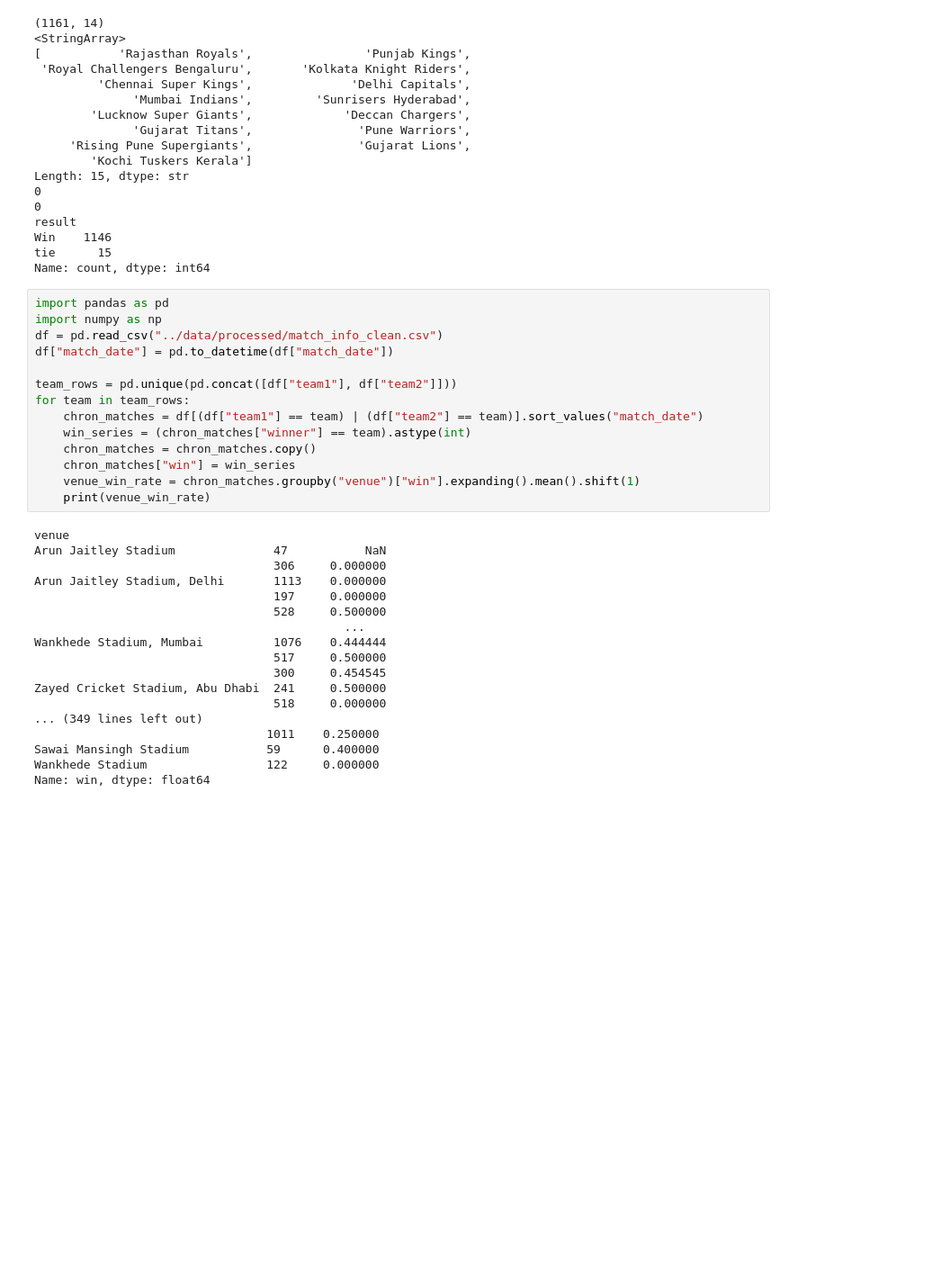
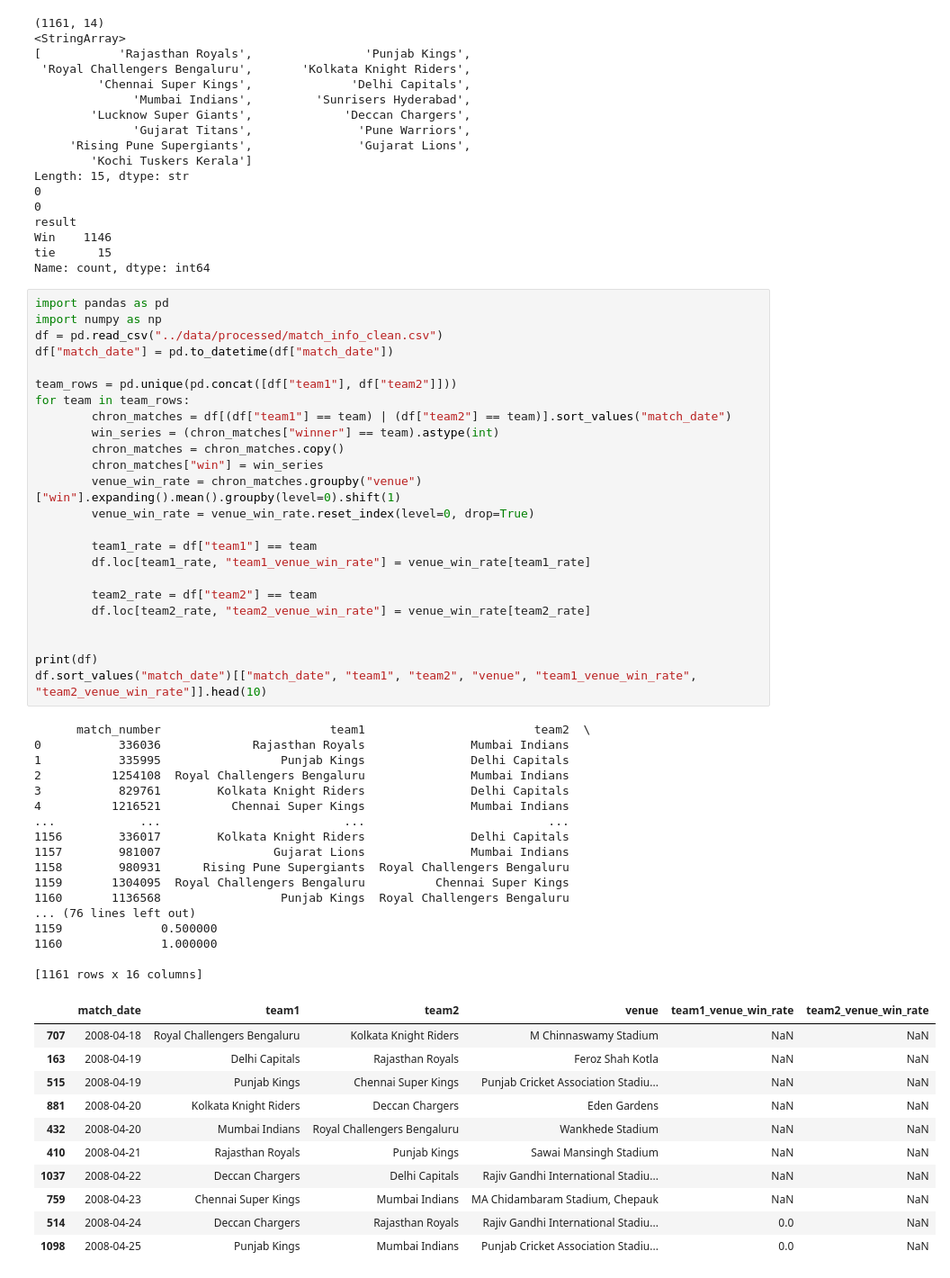
Before and after one commit to dunkae2/IPL-2026-Predictor, a Jupyter notebook: notebooks/01_data_audit.ipynb, the cells around one changed output. Shown at 90% size. Saved outputs shown, nothing was run; the diff lists cells and outputs as text; blank space fills up the shorter version.

```diff
--- a/notebooks/01_data_audit.ipynb
+++ b/notebooks/01_data_audit.ipynb
@@ -362,32 +362,53 @@ Name: count, dtype: int64
 # %%
 import pandas as pd
 import numpy as np
 df = pd.read_csv("../data/processed/match_info_clean.csv")
 df["match_date"] = pd.to_datetime(df["match_date"])
 
 team_rows = pd.unique(pd.concat([df["team1"], df["team2"]]))
 for team in team_rows:
-    chron_matches = df[(df["team1"] == team) | (df["team2"] == team)].sort_values("match_date")
-    win_series = (chron_matches["winner"] == team).astype(int)
-    chron_matches = chron_matches.copy()
-    chron_matches["win"] = win_series
-    venue_win_rate = chron_matches.groupby("venue")["win"].expanding().mean().shift(1)
-    print(venue_win_rate)
+        chron_matches = df[(df["team1"] == team) | (df["team2"] == team)].sort_values("match_date")
+        win_series = (chron_matches["winner"] == team).astype(int)
+        chron_matches = chron_matches.copy()
+        chron_matches["win"] = win_series
+        venue_win_rate = chron_matches.groupby("venue")["win"].expanding().mean().groupby(level=0).shift(1)
+        venue_win_rate = venue_win_rate.reset_index(level=0, drop=True)
+
+        team1_rate = df["team1"] == team
+        df.loc[team1_rate, "team1_venue_win_rate"] = venue_win_rate[team1_rate]
+
+        team2_rate = df["team2"] == team
+        df.loc[team2_rate, "team2_venue_win_rate"] = venue_win_rate[team2_rate]
+
+
+print(df)
+df.sort_values("match_date")[["match_date", "team1", "team2", "venue", "team1_venue_win_rate", "team2_venue_win_rate"]].head(10)
 # %% [output]
-venue
-Arun Jaitley Stadium              47           NaN
-                                  306     0.000000
-Arun Jaitley Stadium, Delhi       1113    0.000000
-                                  197     0.000000
-                                  528     0.500000
-                                            ...
-Wankhede Stadium, Mumbai          1076    0.444444
-                                  517     0.500000
-                                  300     0.454545
-Zayed Cricket Stadium, Abu Dhabi  241     0.500000
-                                  518     0.000000
-... (349 lines left out)
-                                 1011    0.250000
-Sawai Mansingh Stadium           59      0.400000
-Wankhede Stadium                 122     0.000000
-Name: win, dtype: float64
+      match_number                        team1                        team2  \
+0           336036             Rajasthan Royals               Mumbai Indians
+1           335995                 Punjab Kings               Delhi Capitals
+2          1254108  Royal Challengers Bengaluru               Mumbai Indians
+3           829761        Kolkata Knight Riders               Delhi Capitals
+4          1216521          Chennai Super Kings               Mumbai Indians
+...            ...                          ...                          ...
+1156        336017        Kolkata Knight Riders               Delhi Capitals
+1157        981007                Gujarat Lions               Mumbai Indians
+1158        980931      Rising Pune Supergiants  Royal Challengers Bengaluru
+1159       1304095  Royal Challengers Bengaluru          Chennai Super Kings
+1160       1136568                 Punjab Kings  Royal Challengers Bengaluru
+... (76 lines left out)
+1159              0.500000
+1160              1.000000
+
+[1161 rows x 16 columns]
+|  | match_date | team1 | team2 | venue | team1_venue_win_rate | team2_venue_win_rate |
+| 707 | 2008-04-18 | Royal Challengers Bengaluru | Kolkata Knight Riders | M Chinnaswamy Stadium | NaN | NaN |
+| 163 | 2008-04-19 | Delhi Capitals | Rajasthan Royals | Feroz Shah Kotla | NaN | NaN |
+| 515 | 2008-04-19 | Punjab Kings | Chennai Super Kings | Punjab Cricket Association Stadiu... | NaN | NaN |
+| 881 | 2008-04-20 | Kolkata Knight Riders | Deccan Chargers | Eden Gardens | NaN | NaN |
+| 432 | 2008-04-20 | Mumbai Indians | Royal Challengers Bengaluru | Wankhede Stadium | NaN | NaN |
+| 410 | 2008-04-21 | Rajasthan Royals | Punjab Kings | Sawai Mansingh Stadium | NaN | NaN |
+| 1037 | 2008-04-22 | Deccan Chargers | Delhi Capitals | Rajiv Gandhi International Stadiu... | NaN | NaN |
+| 759 | 2008-04-23 | Chennai Super Kings | Mumbai Indians | MA Chidambaram Stadium, Chepauk | NaN | NaN |
+| 514 | 2008-04-24 | Deccan Chargers | Rajasthan Royals | Rajiv Gandhi International Stadiu... | 0.0 | NaN |
+| 1098 | 2008-04-25 | Punjab Kings | Mumbai Indians | Punjab Cricket Association Stadiu... | 0.0 | NaN |
```
Also changed, not shown: parts of 4 cells of this notebook, 7 other files.
